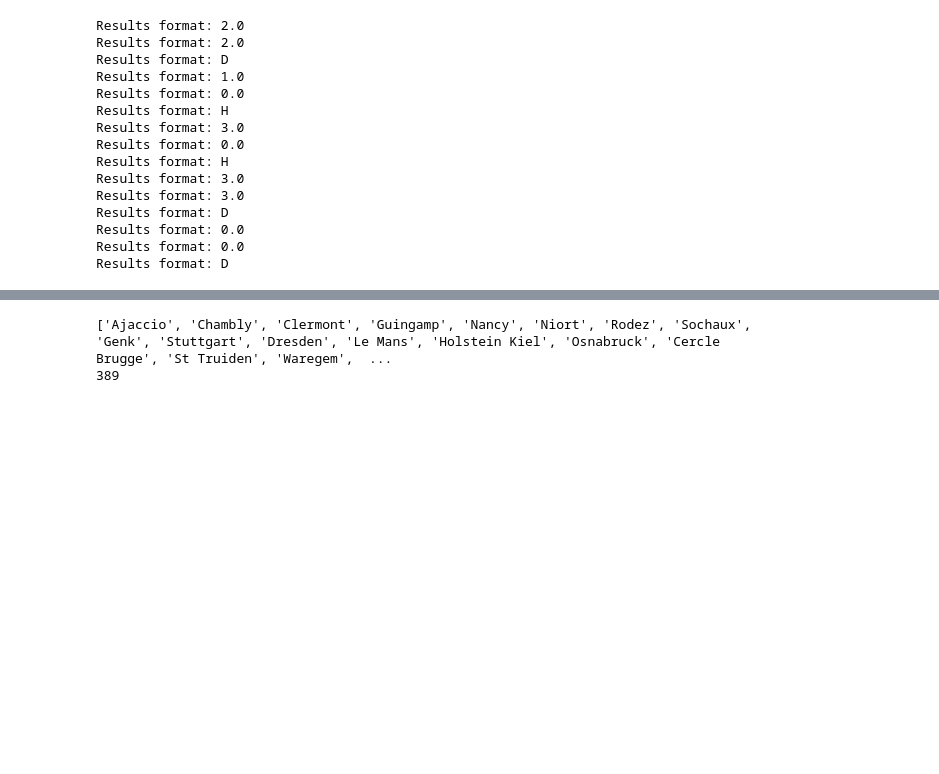
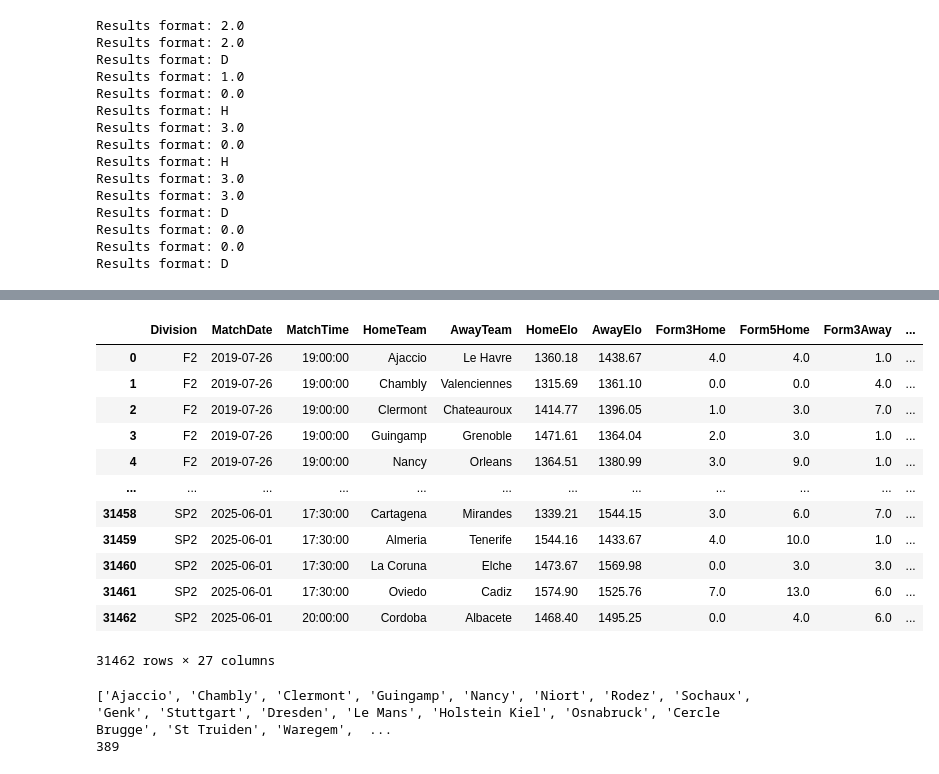
Before and after one commit to grimaldiTob/Football-Match-Predictor, a Jupyter notebook: match_predictor.ipynb, the cells around one changed output, grey strips where cells are left out. Cells and saved outputs as stored; diff of their text form; code cells hidden in the pictures; blank space fills up the shorter version.

```diff
--- a/match_predictor.ipynb
+++ b/match_predictor.ipynb
@@ -85,23 +92,25 @@ def compute_avg(df, group_ft, feature, n = 5):
             feature: feature to compute the avarage of
             n: consecutive values to consider for the avg
     """
-    avg = df.groupby(group_ft)[feature].shift(1).rolling(window=5, min_periods=1).mean()
+    avg = df.groupby(group_ft)[feature].shift(1).rolling(window=n, min_periods=1).mean()
     return avg
 
-df_home = thin_df[["MatchDate", "HomeTeam", "HomeShots", "FTHome", "HomeTarget"]].copy()
+df_home = thin_df[["MatchDate", "HomeTeam", "HomeShots", "FTHome", "FTAway", "HomeTarget"]].copy()
 df_home = df_home.rename(columns={
     'HomeTeam': 'team',
     'FTHome': 'goals',
     'HomeShots': 'shots',
-    'HomeTarget': 'target'
+    'HomeTarget': 'target',
+    'FTAway': 'conceded'
 })
 
-df_away = thin_df[["MatchDate", "AwayTeam", "AwayShots", "FTAway", "AwayTarget"]].copy()
+df_away = thin_df[["MatchDate", "AwayTeam", "AwayShots", "FTAway", "FTHome", "AwayTarget"]].copy()
 df_away = df_away.rename(columns={
     'AwayTeam': 'team',
     'FTAway': 'goals',
     'AwayShots': 'shots',
-    'AwayTarget': 'target'
+    'AwayTarget': 'target',
+    'FTHome': 'conceded'
 })
 
 cat_df = pd.concat([df_home, df_away])
@@ -126,6 +136,7 @@ memory usage: 2.9 MB
 cat_df['Form5Shots'] = compute_avg(cat_df, 'team', 'shots')
 cat_df['Form5Target'] = compute_avg(cat_df, 'team', 'target')
 cat_df['Form5Goals'] = compute_avg(cat_df, 'team', 'goals')
+cat_df['Form5GoalsConceded'] = compute_avg(cat_df, 'team', 'conceded')
 
 thin_df = thin_df.merge(
     cat_df,
@@ -137,9 +148,10 @@ thin_df = thin_df.merge(
 thin_df = thin_df.rename(columns={
     'Form5Shots': 'Form5ShotsHome',
     'Form5Target': 'Form5TargetHome',
-    'Form5Goals': 'Form5GoalsHome'
+    'Form5Goals': 'Form5GoalsHome',
+    'Form5GoalsConceded': 'Form5GoalsConcededHome'
     })
-thin_df = thin_df.drop(columns=['team', 'goals', 'shots', 'target'])
+thin_df = thin_df.drop(columns=['team', 'goals', 'shots', 'target', 'conceded'])
 
 thin_df = thin_df.merge(
     cat_df,
@@ -151,9 +163,11 @@ thin_df = thin_df.merge(
 thin_df = thin_df.rename(columns={
     'Form5Shots': 'Form5ShotsAway',
     'Form5Target': 'Form5TargetAway',
-    'Form5Goals': 'Form5GoalsAway'
+    'Form5Goals': 'Form5GoalsAway',
+    'Form5GoalsConceded': 'Form5GoalsConcededAway'
+
 })
-thin_df = thin_df.drop(columns=['team', 'goals', 'shots', 'target'])
+thin_df = thin_df.drop(columns=['team', 'goals', 'shots', 'target', 'conceded'])
 thin_df = thin_df.drop(columns=['HomeShots', 'AwayShots', 'HomeTarget', 'AwayTarget', 'FTHome', 'FTAway'])
 # %%
 df = thin_df.dropna()
@@ -179,3 +193,20 @@ memory usage: 4.6 MB
+# %%
+df["Form3Difference"] = df["Form3Home"] - df["Form3Away"]
+df["Form5Difference"] = df["Form5Home"] - df["Form5Away"]
+# %% [output]
+|  | Division | MatchDate | MatchTime | HomeTeam | AwayTeam | HomeElo | AwayElo | Form3Home | Form5Home | Form3Away | ... |
+| 0 | F2 | 2019-07-26 | 19:00:00 | Ajaccio | Le Havre | 1360.18 | 1438.67 | 4.0 | 4.0 | 1.0 | ... |
+| 1 | F2 | 2019-07-26 | 19:00:00 | Chambly | Valenciennes | 1315.69 | 1361.10 | 0.0 | 0.0 | 4.0 | ... |
+| 2 | F2 | 2019-07-26 | 19:00:00 | Clermont | Chateauroux | 1414.77 | 1396.05 | 1.0 | 3.0 | 7.0 | ... |
+| 3 | F2 | 2019-07-26 | 19:00:00 | Guingamp | Grenoble | 1471.61 | 1364.04 | 2.0 | 3.0 | 1.0 | ... |
+| 4 | F2 | 2019-07-26 | 19:00:00 | Nancy | Orleans | 1364.51 | 1380.99 | 3.0 | 9.0 | 1.0 | ... |
+| ... | ... | ... | ... | ... | ... | ... | ... | ... | ... | ... | ... |
+| 31458 | SP2 | 2025-06-01 | 17:30:00 | Cartagena | Mirandes | 1339.21 | 1544.15 | 3.0 | 6.0 | 7.0 | ... |
+| 31459 | SP2 | 2025-06-01 | 17:30:00 | Almeria | Tenerife | 1544.16 | 1433.67 | 4.0 | 10.0 | 1.0 | ... |
+| 31460 | SP2 | 2025-06-01 | 17:30:00 | La Coruna | Elche | 1473.67 | 1569.98 | 0.0 | 3.0 | 3.0 | ... |
+| 31461 | SP2 | 2025-06-01 | 17:30:00 | Oviedo | Cadiz | 1574.90 | 1525.76 | 7.0 | 13.0 | 6.0 | ... |
+| 31462 | SP2 | 2025-06-01 | 20:00:00 | Cordoba | Albacete | 1468.40 | 1495.25 | 0.0 | 4.0 | 6.0 | ... |
+31462 rows × 27 columns
 # %%
 # make the 'date' and 'time' feature as int values that we store in our dataframe.
 date_parts = df.iloc[:, 1].str.split("-", expand=True)
```
Also changed, not shown: parts of 14 cells of this notebook.
